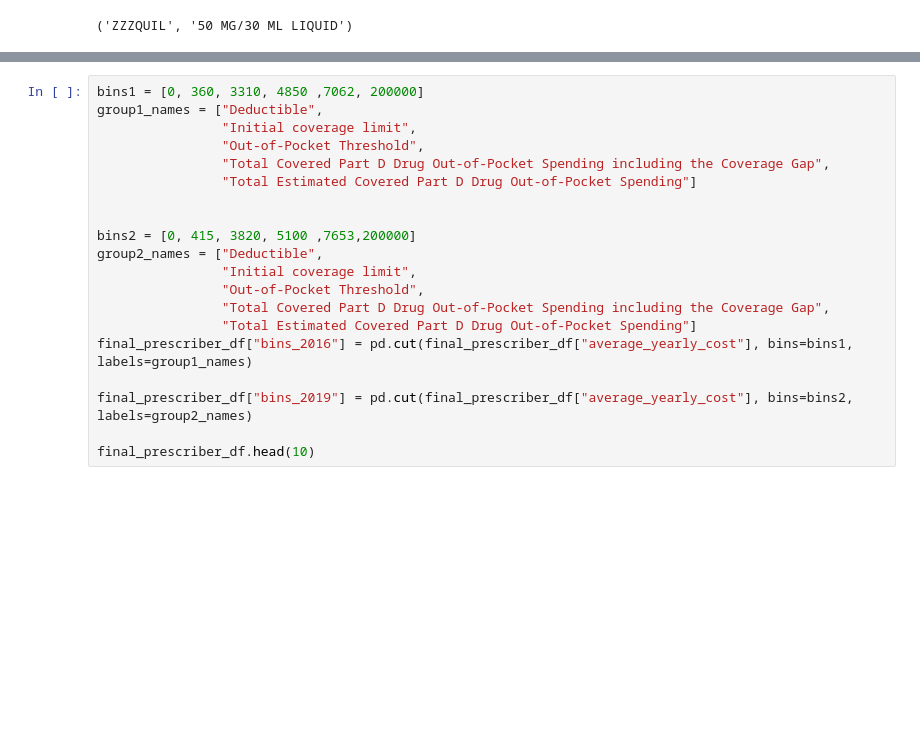
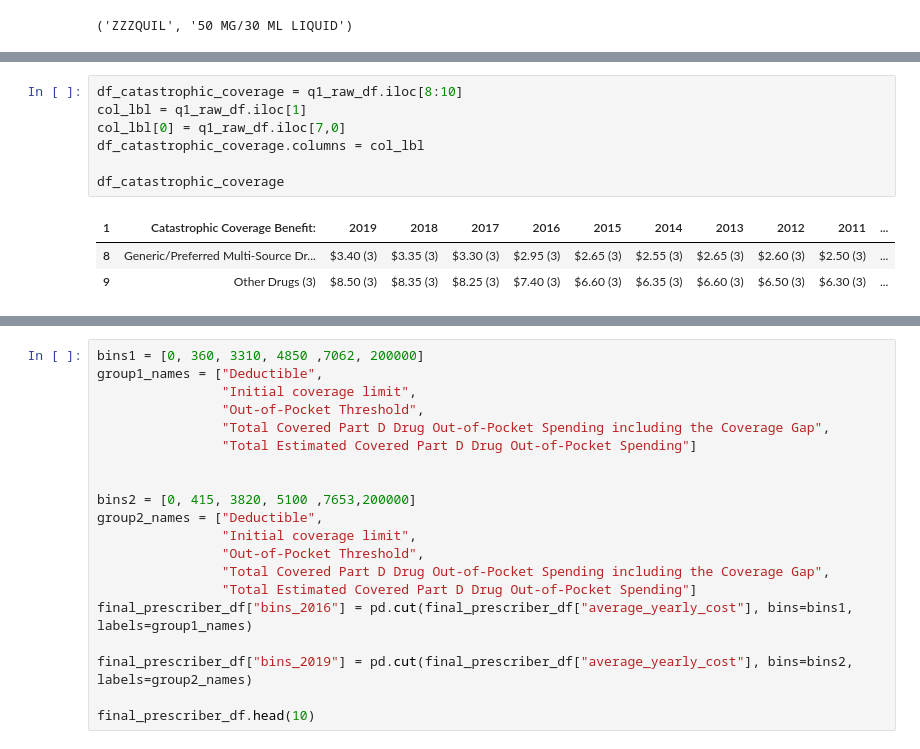
Before and after one commit to kychien/Part_D_RX_ETL, a Jupyter notebook: RX_ETL.ipynb, the cells around one changed output, grey strips where cells are left out. Saved outputs shown, nothing was run; the diff lists cells and outputs as text; blank space fills up the shorter version.

```diff
--- a/RX_ETL.ipynb
+++ b/RX_ETL.ipynb
@@ -378,0 +356,11 @@ partial_subsidy
+# %%
+df_catastrophic_coverage = q1_raw_df.iloc[8:10]
+col_lbl = q1_raw_df.iloc[1]
+col_lbl[0] = q1_raw_df.iloc[7,0]
+df_catastrophic_coverage.columns = col_lbl
+
+df_catastrophic_coverage
+# %% [output]
+| 1 | Catastrophic Coverage Benefit: | 2019 | 2018 | 2017 | 2016 | 2015 | 2014 | 2013 | 2012 | 2011 | ... |
+| 8 | Generic/Preferred Multi-Source Dr... | $3.40 (3) | $3.35 (3) | $3.30 (3) | $2.95 (3) | $2.65 (3) | $2.55 (3) | $2.65 (3) | $2.60 (3) | $2.50 (3) | ... |
+| 9 | Other Drugs (3) | $8.50 (3) | $8.35 (3) | $8.25 (3) | $7.40 (3) | $6.60 (3) | $6.35 (3) | $6.60 (3) | $6.50 (3) | $6.30 (3) | ... |
```
Also changed, not shown: parts of 22 cells of this notebook.
